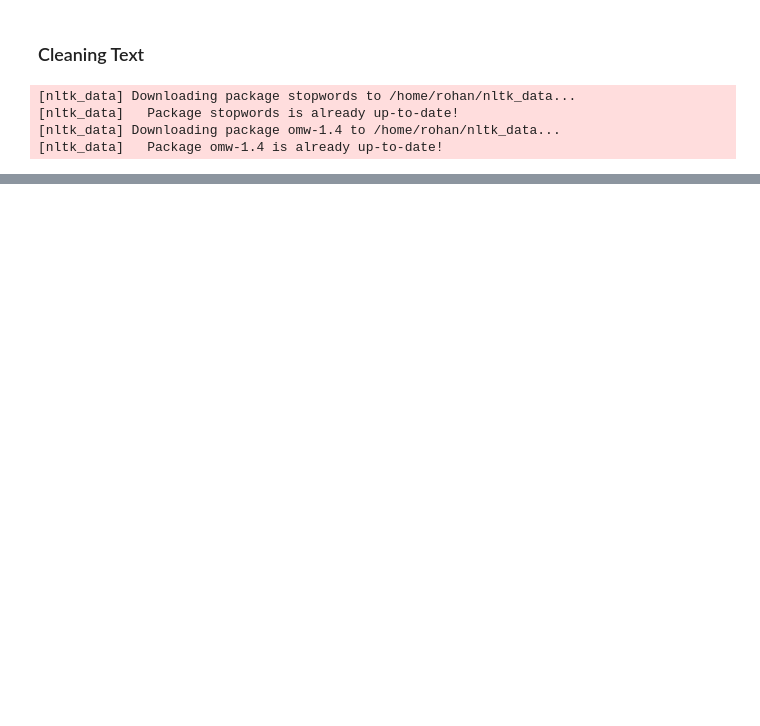
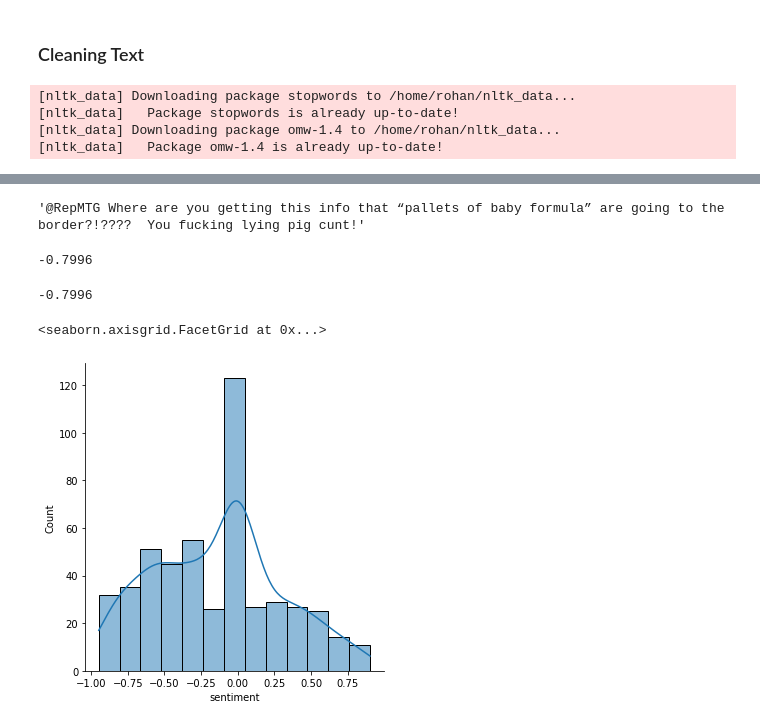
Before and after one commit to THE-COB/BabyFormula, a Jupyter notebook: rohan_notebook.ipynb, the cells around one changed output, grey strips where cells are left out. Cells and saved outputs as stored; diff of their text form; code cells hidden in the pictures; blank space fills up the shorter version.

Commit message:
added some sentiment analysis and decided that computer is not great

```diff
--- a/rohan_notebook.ipynb
+++ b/rohan_notebook.ipynb
@@ -91,0 +90,14 @@ all_tweets_sample.loc[349324]["text"]
+# %%
+from nltk.sentiment import SentimentIntensityAnalyzer
+import operator
+nltk.download('vader_lexicon')
+sia = SentimentIntensityAnalyzer()
+def get_sentiment(text):
+    '''
+    Gets the sentiment score of text from the nltk sentiment thingy.
+        Params:
+            text (string): Text to analyze
+        Returns:
+            sent (float): Real number from -1 to 1
+    '''
+    return sia.polarity_scores(text)["compound"]
@@ -91,0 +108,18 @@ all_tweets_sample.loc[349324]["text"]
+# %%
+all_tweets_sample["sentiment"] = all_tweets_sample["clean_text"].apply(get_sentiment)
+all_tweets_sample["very_clean_sentiment"] = all_tweets_sample["very_clean_text"].apply(get_sentiment)
+# %%
+def show_sentiments(index):
+    display(all_tweets_sample["text"].iloc[index])
+    display(all_tweets_sample["sentiment"].iloc[index])
+    display(all_tweets_sample["very_clean_sentiment"].iloc[index])
+show_sentiments(3)
+# %% [output]
+'@RepMTG Where are you getting this info that “pallets of baby formula” are going to the border?!????  You fucking lying pig cunt!'
+-0.7996
+-0.7996
+# %%
+sns.displot(all_tweets_sample["sentiment"], kde=True)
+# %% [output]
+<seaborn.axisgrid.FacetGrid at 0x...>
+[figure, added]
```
Also changed, not shown: parts of 8 cells of this notebook, 1 other file.
